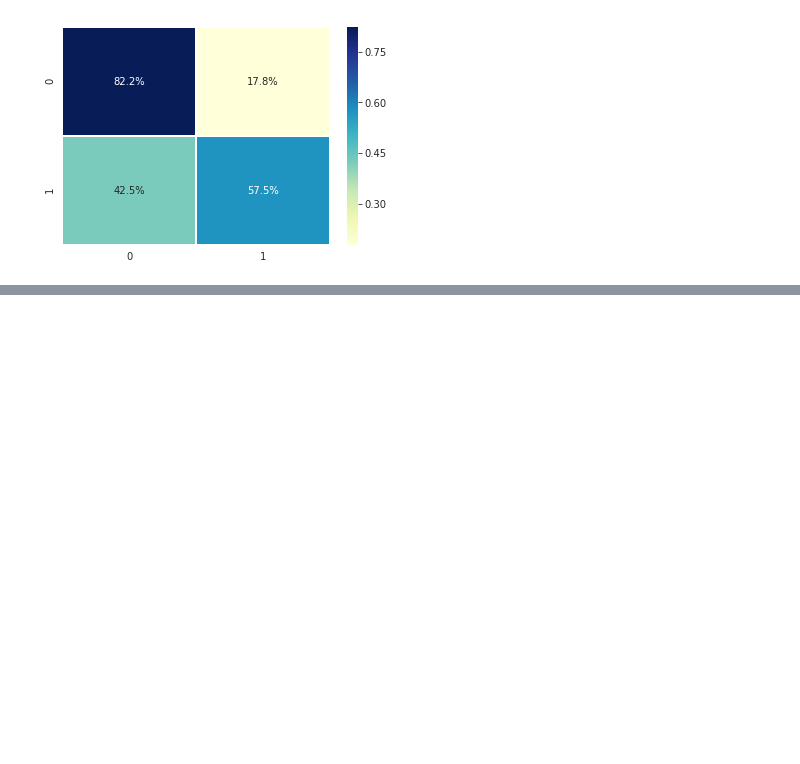
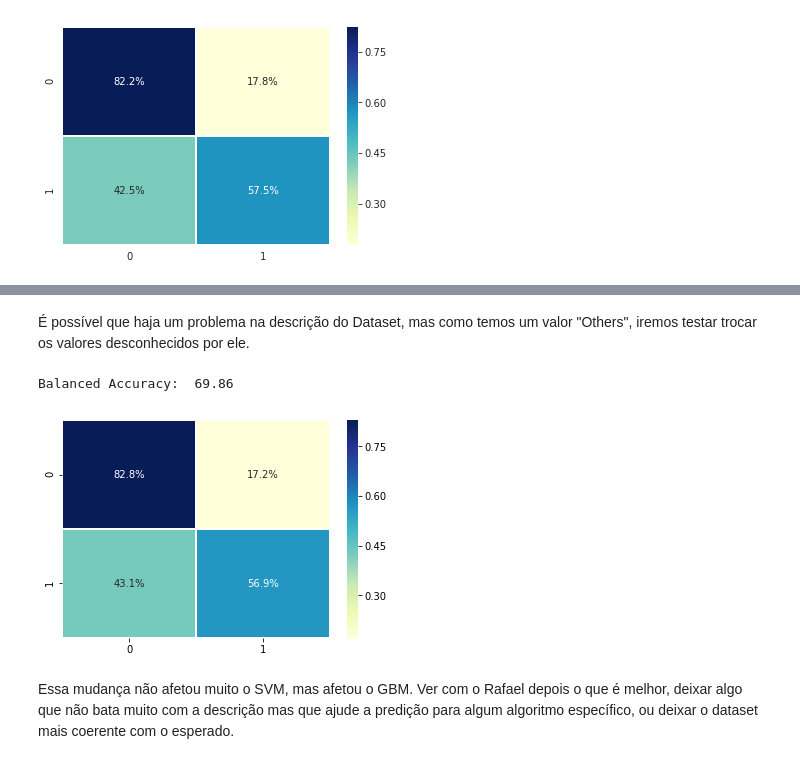
Before and after one commit to tmiessa/mdc-defaultcredit, a Jupyter notebook: mdc_defaultcredit.ipynb, the cells around one changed output, grey strips where cells are left out. Saved outputs shown, nothing was run; the diff lists cells and outputs as text; code cells hidden in the pictures; blank space fills up the shorter version.

```diff
--- a/mdc_defaultcredit.ipynb
+++ b/mdc_defaultcredit.ipynb
@@ -358,0 +407,38 @@ Balanced Accuracy:  69.86
+# %% [markdown]
+É possível que haja um problema na descrição do Dataset, mas como temos um valor "Others", iremos testar trocar os valores desconhecidos por ele.
+# %%
+df.EDUCATION[df.EDUCATION.isin([0,5,6])] = 4
+# %%
+x_train, x_test, y_train, y_test = train_test_split(df.iloc[:,1:-1],df.iloc[:,-1], test_size=0.3, random_state=42 )
+
+scaler = StandardScaler()
+z_train = scaler.fit_transform(x_train)
+z_test = scaler.transform(x_test)
+
+# smoter = SMOTE(sampling_strategy = 'minority', random_state=777)
+# sz_train, sy_train = smoter.fit_resample(z_train, y_train)
+# gbm = GradientBoostingClassifier()
+# gbm.fit(sz_train, sy_train)
+# predictions = gbm.predict(z_test)
+
+svmT = SVC(kernel='rbf', C=1, class_weight='balanced', random_state=999)
+svmT.fit(z_train, y_train)
+
+predictions = svmT.predict(z_test)
+
+
+print('Balanced Accuracy: ', np.around(balanced_accuracy_score(y_test, predictions)*100, 2) )
+
+c = confusion_matrix(y_test, predictions)
+r = c / c.sum(axis=1)[:, np.newaxis]
+
+plt.figure(figsize=(6, 4))
+# Matriz de Confusão:
+# 	Linhas: Real
+# 	Colunas: Predito
+sns.heatmap(r, linewidths=.5, cmap='YlGnBu', annot=True, fmt='.1%');
+# %% [output]
+Balanced Accuracy:  69.86
+[figure, added]
+# %% [markdown]
+Essa mudança não afetou muito o SVM, mas afetou o GBM. Ver com o Rafael depois o que é melhor, deixar algo que não bata muito com a descrição mas que ajude a predição para algum algoritmo específico, ou deixar o dataset mais coerente com o esperado.
```
Also changed, not shown: parts of 22 cells of this notebook.
